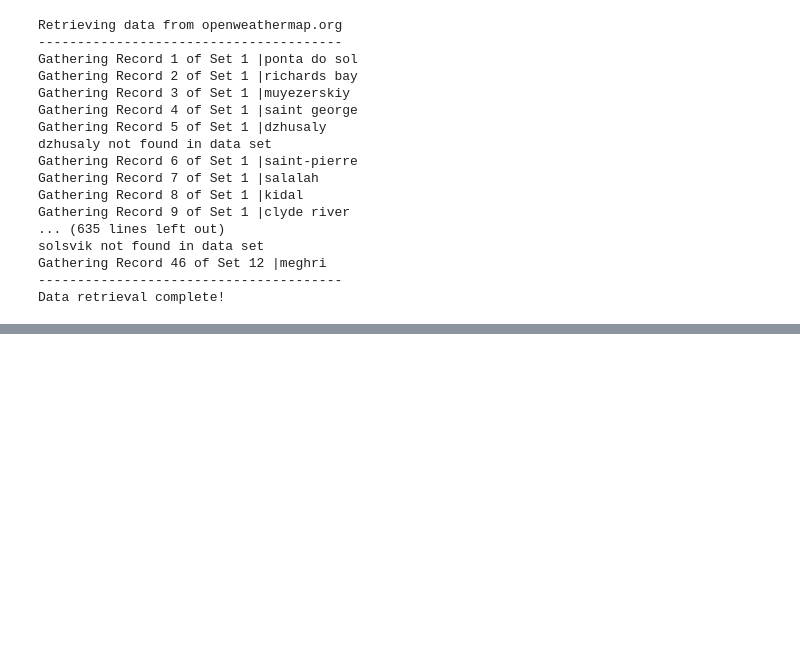
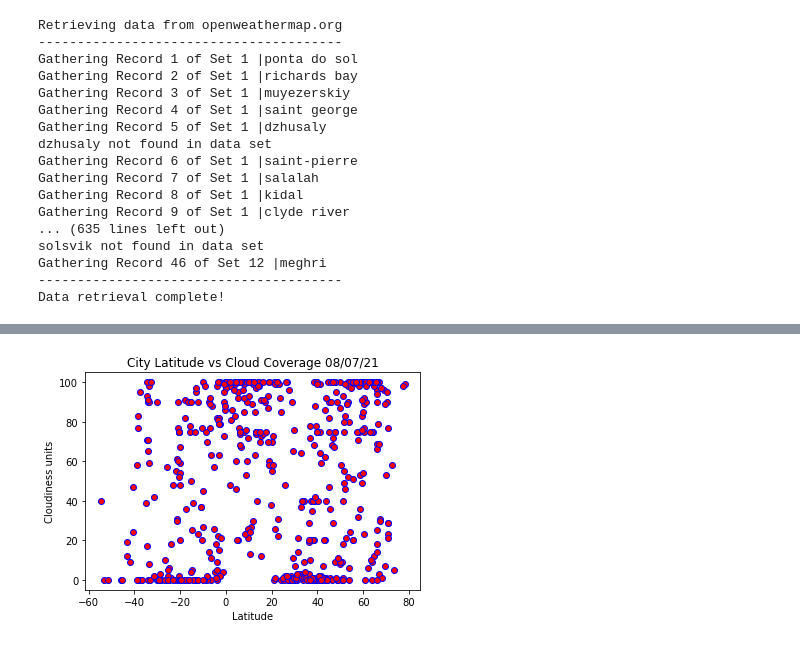
Before and after one commit to KristianSHamilton/api-challenge, a Jupyter notebook: WeatherPy/WeatherPy.ipynb, the cells around one changed output, grey strips where cells are left out. Saved outputs shown, nothing was run; the diff lists cells and outputs as text; code cells hidden in the pictures; blank space fills up the shorter version.

```diff
--- a/WeatherPy/WeatherPy.ipynb
+++ b/WeatherPy/WeatherPy.ipynb
@@ -95,0 +132,9 @@ latitude = response["coord"]["lat"]
+# %%
+plt.scatter(latitude, cloudCoverage, marker = "o", edgecolor = "blue", color = "red")
+plt.title(f"City Latitude vs Cloud Coverage {time.strftime('%x')}")
+plt.xlabel("Latitude")
+plt.ylabel("Cloudiness units")
+plt.savefig("./output/Lat vs. Cloudiness.png")
+plt.show()
+# %% [output]
+[figure, added]
```
Also changed, not shown: parts of 6 cells of this notebook.
